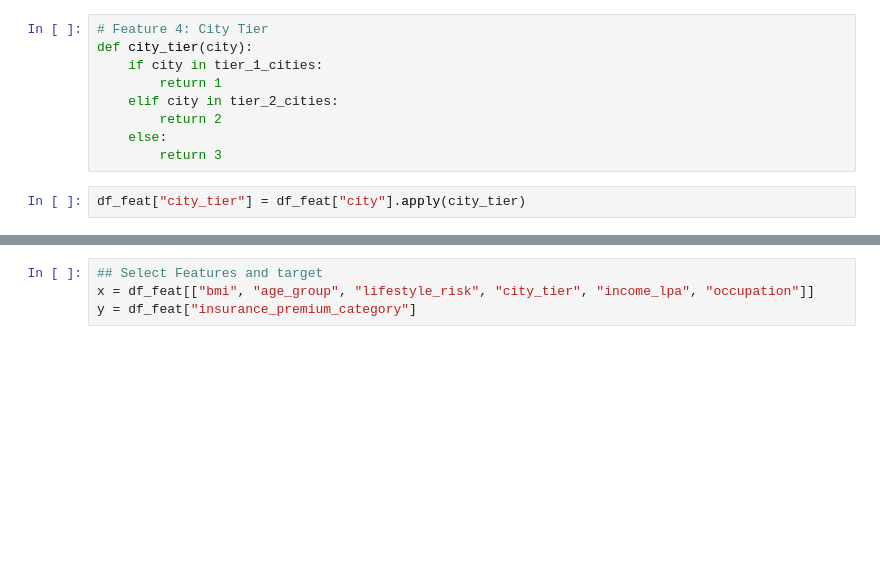
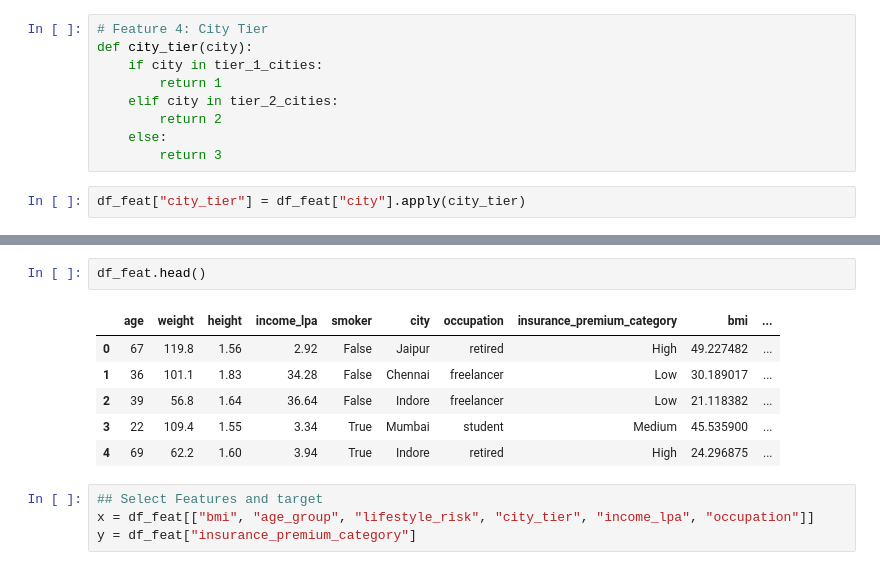
Before and after one commit to navneetsxngh/Data-Science-02, a Jupyter notebook: FastAPI/model.ipynb, the cells around one changed output, grey strips where cells are left out. Cells and saved outputs as stored; diff of their text form; blank space fills up the shorter version.

```diff
--- a/FastAPI/model.ipynb
+++ b/FastAPI/model.ipynb
@@ -100,3 +89,12 @@ df_feat.drop(columns=['age', 'weight', 'height', 'smoker', 'city'])[['income_lpa
+# %%
+df_feat.head()
+# %% [output]
+|  | age | weight | height | income_lpa | smoker | city | occupation | insurance_premium_category | bmi | ... |
+| 0 | 67 | 119.8 | 1.56 | 2.92 | False | Jaipur | retired | High | 49.227482 | ... |
+| 1 | 36 | 101.1 | 1.83 | 34.28 | False | Chennai | freelancer | Low | 30.189017 | ... |
+| 2 | 39 | 56.8 | 1.64 | 36.64 | False | Indore | freelancer | Low | 21.118382 | ... |
+| 3 | 22 | 109.4 | 1.55 | 3.34 | True | Mumbai | student | Medium | 45.535900 | ... |
+| 4 | 69 | 62.2 | 1.60 | 3.94 | True | Indore | retired | High | 24.296875 | ... |
 # %%
 ## Select Features and target
 x = df_feat[["bmi", "age_group", "lifestyle_risk", "city_tier", "income_lpa", "occupation"]]
```
Also changed, not shown: parts of 8 cells of this notebook, 1 other file.
